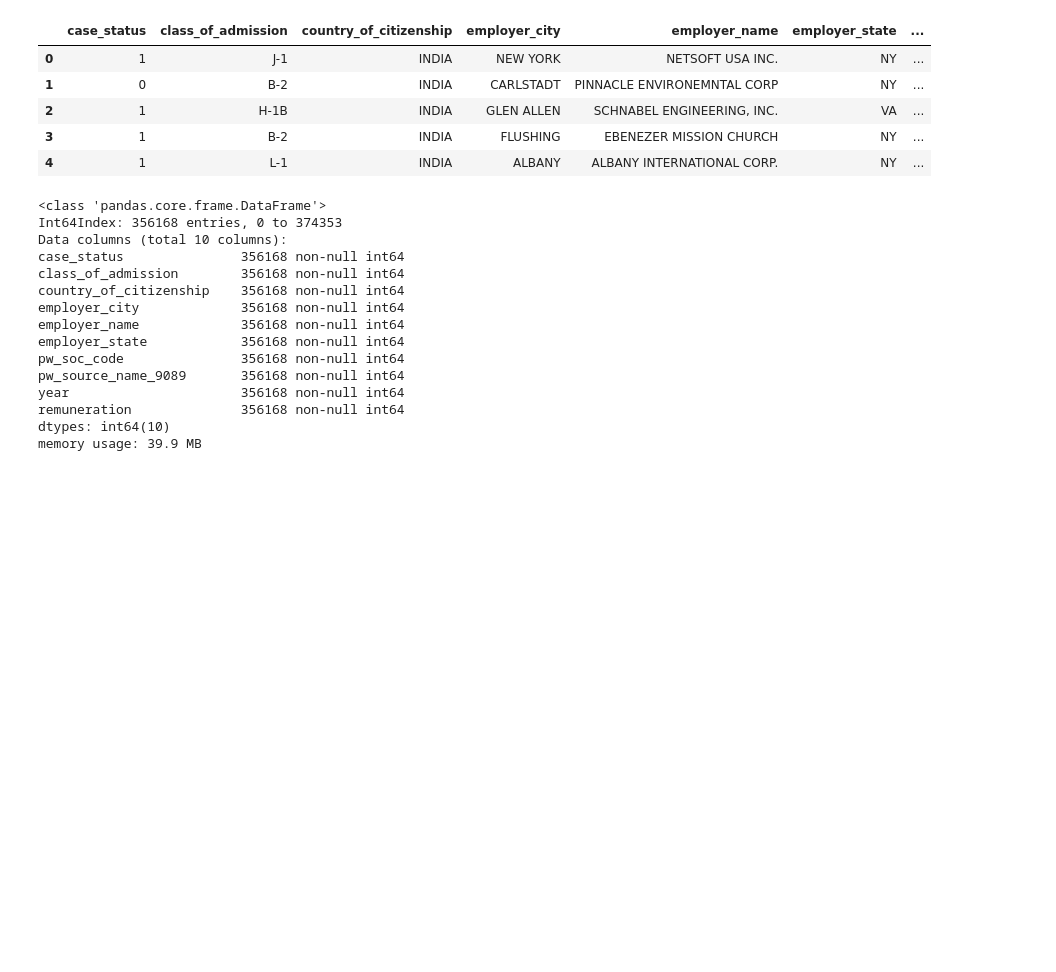
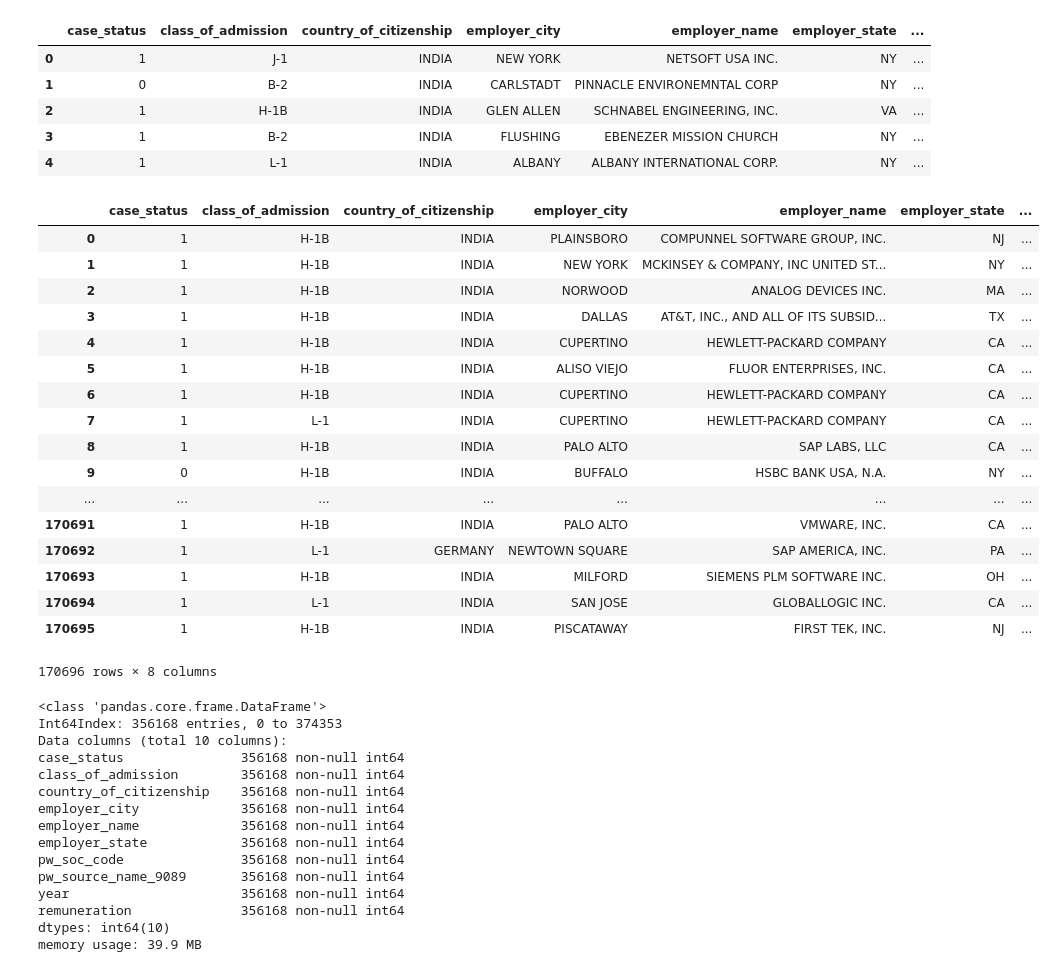
Before and after one commit to chasingkarma-zz/2011-16-US-Perm-Analysis, a Jupyter notebook: DDP_H1B_Logistic_regression.ipynb, the cells around one changed output. Drawn from its saved outputs; the diff is of its cells as text; code cells hidden in the pictures; blank space fills up the shorter version.

```diff
--- a/DDP_H1B_Logistic_regression.ipynb
+++ b/DDP_H1B_Logistic_regression.ipynb
@@ -654,0 +659,27 @@ df.head()
+# %%
+s2 = df.groupby('employer_name').filter(lambda x: len(x) >= 50)
+#s2 = df.groupby(['employer_name']).employer_name.value_counts().nlargest(1000)
+#df.employer_name.groupby('employer_name').value_counts().nlargest(1000)
+#s = df.iloc[s2]
+# %%
+s = s2.reset_index(drop=True)
+s
+# %% [output]
+|  | case_status | class_of_admission | country_of_citizenship | employer_city | employer_name | employer_state | ... |
+| 0 | 1 | H-1B | INDIA | PLAINSBORO | COMPUNNEL SOFTWARE GROUP, INC. | NJ | ... |
+| 1 | 1 | H-1B | INDIA | NEW YORK | MCKINSEY & COMPANY, INC UNITED ST... | NY | ... |
+| 2 | 1 | H-1B | INDIA | NORWOOD | ANALOG DEVICES INC. | MA | ... |
+| 3 | 1 | H-1B | INDIA | DALLAS | AT&T, INC., AND ALL OF ITS SUBSID... | TX | ... |
+| 4 | 1 | H-1B | INDIA | CUPERTINO | HEWLETT-PACKARD COMPANY | CA | ... |
+| 5 | 1 | H-1B | INDIA | ALISO VIEJO | FLUOR ENTERPRISES, INC. | CA | ... |
+| 6 | 1 | H-1B | INDIA | CUPERTINO | HEWLETT-PACKARD COMPANY | CA | ... |
+| 7 | 1 | L-1 | INDIA | CUPERTINO | HEWLETT-PACKARD COMPANY | CA | ... |
+| 8 | 1 | H-1B | INDIA | PALO ALTO | SAP LABS, LLC | CA | ... |
+| 9 | 0 | H-1B | INDIA | BUFFALO | HSBC BANK USA, N.A. | NY | ... |
+| ... | ... | ... | ... | ... | ... | ... | ... |
+| 170691 | 1 | H-1B | INDIA | PALO ALTO | VMWARE, INC. | CA | ... |
+| 170692 | 1 | L-1 | GERMANY | NEWTOWN SQUARE | SAP AMERICA, INC. | PA | ... |
+| 170693 | 1 | H-1B | INDIA | MILFORD | SIEMENS PLM SOFTWARE INC. | OH | ... |
+| 170694 | 1 | L-1 | INDIA | SAN JOSE | GLOBALLOGIC INC. | CA | ... |
+| 170695 | 1 | H-1B | INDIA | PISCATAWAY | FIRST TEK, INC. | NJ | ... |
+170696 rows × 8 columns
```
Also changed, not shown: parts of 4 cells of this notebook.
